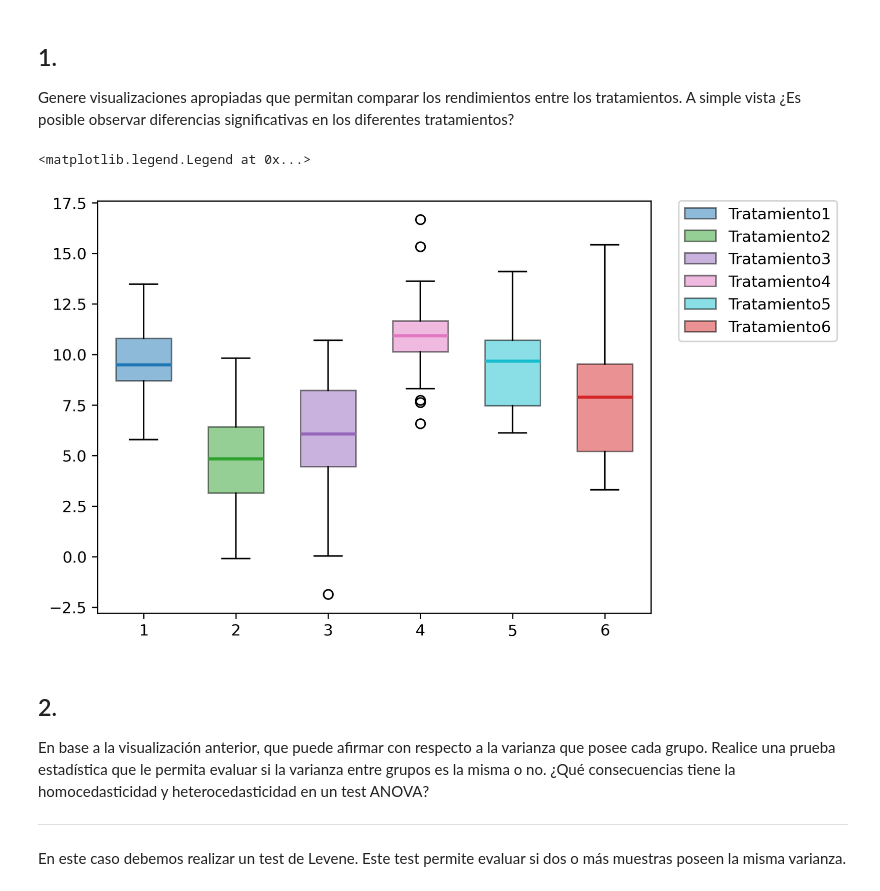
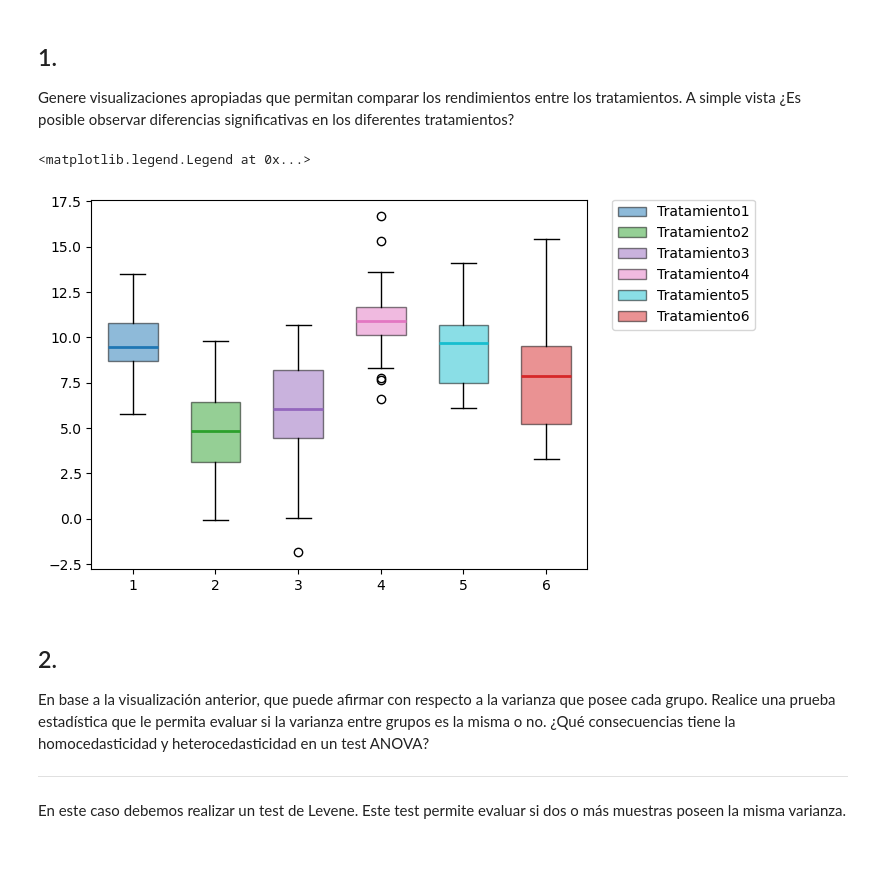
Before and after one commit to SysBioengLab/IIQ3402-Statistical-Design, a Jupyter notebook: Ayudantias/Ayudantia5_TestDeHipotesisANOVA.ipynb, the cells around one changed output. Cells and saved outputs as stored; diff of their text form; code cells hidden in the pictures; blank space fills up the shorter version.

```diff
--- a/Ayudantias/Ayudantia5_TestDeHipotesisANOVA.ipynb
+++ b/Ayudantias/Ayudantia5_TestDeHipotesisANOVA.ipynb
@@ -223,30 +202,30 @@ tratamientos?
 # %%
 # Datos
 
 np.random.seed(42)
 tratamiento1 = st.norm.rvs(loc = 10, scale = 2.2, size = 30)
 tratamiento2 = st.norm.rvs(loc = 5, scale = 2.6, size = 30)
 tratamiento3 = st.norm.rvs(loc = 6, scale = 3, size = 30)
 tratamiento4 = st.norm.rvs(loc = 11, scale = 2.3, size = 30)
 tratamiento5 = st.norm.rvs(loc = 9.5, scale = 2.1, size = 30)
 tratamiento6 = st.norm.rvs(loc = 7, scale = 3.1, size = 30)
-fig, ax = plt.subplots(dpi = 300)
+fig, ax = plt.subplots(dpi = 100)
 colors = ['tab:blue', 'tab:green', 'tab:purple', 'tab:pink', 'tab:cyan', 'tab:red']
 for i, trat in enumerate([tratamiento1, tratamiento2, tratamiento3, tratamiento4, tratamiento5, tratamiento6]):
     ax.boxplot(
         trat,
         positions = [i],
         widths = 0.6,
         patch_artist = True,
         boxprops = dict( facecolor = colors[i], alpha = 0.5),
         medianprops = dict(color = colors[i], linewidth = 2),
         label = 'Tratamiento' + str(i+1)
     )
 ax.set_xticklabels([1,2,3,4,5,6])
 ax.legend(bbox_to_anchor = (1.05, 1), loc = 2, borderaxespad = 0.)
 # %% [output]
 <matplotlib.legend.Legend at 0x...>
-[figure, old version]
+[figure, new version]
 # %% [markdown]
 ## 2.
 En base a la visualización anterior, que puede afirmar con respecto a la varianza que posee cada grupo. Realice una prueba estadística que le permita evaluar si la varianza entre grupos es la misma o no. ¿Qué consecuencias tiene la homocedasticidad y heterocedasticidad en un test ANOVA?
```
Also changed, not shown: parts of 8 cells of this notebook, 8 other files.
